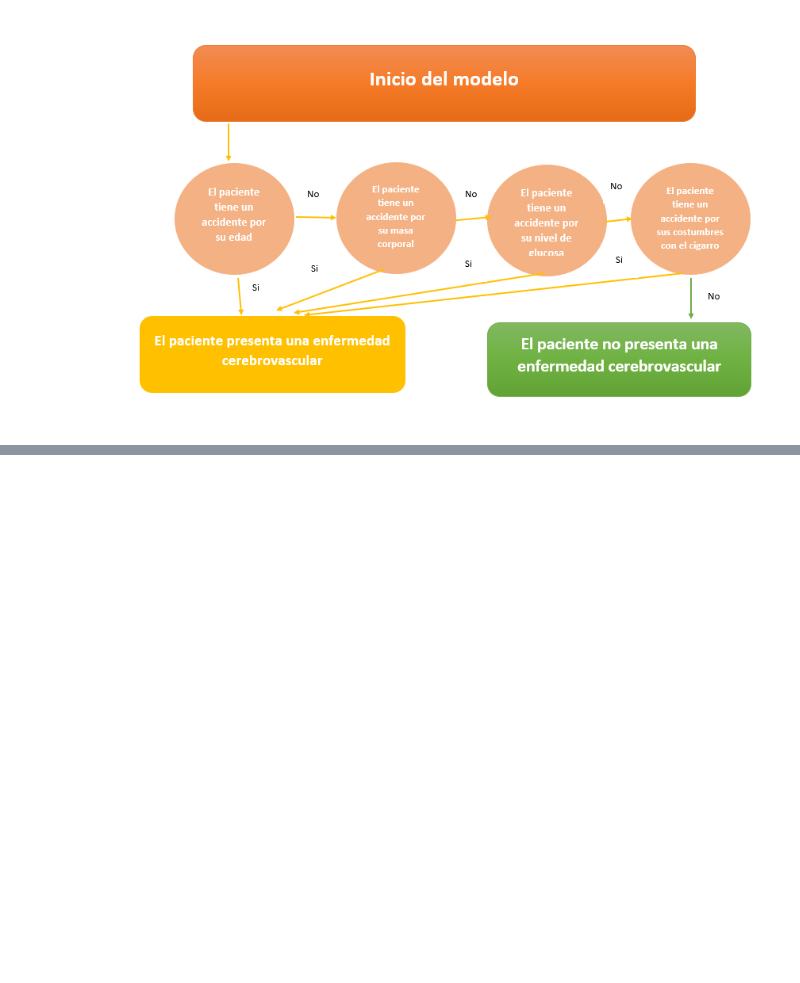
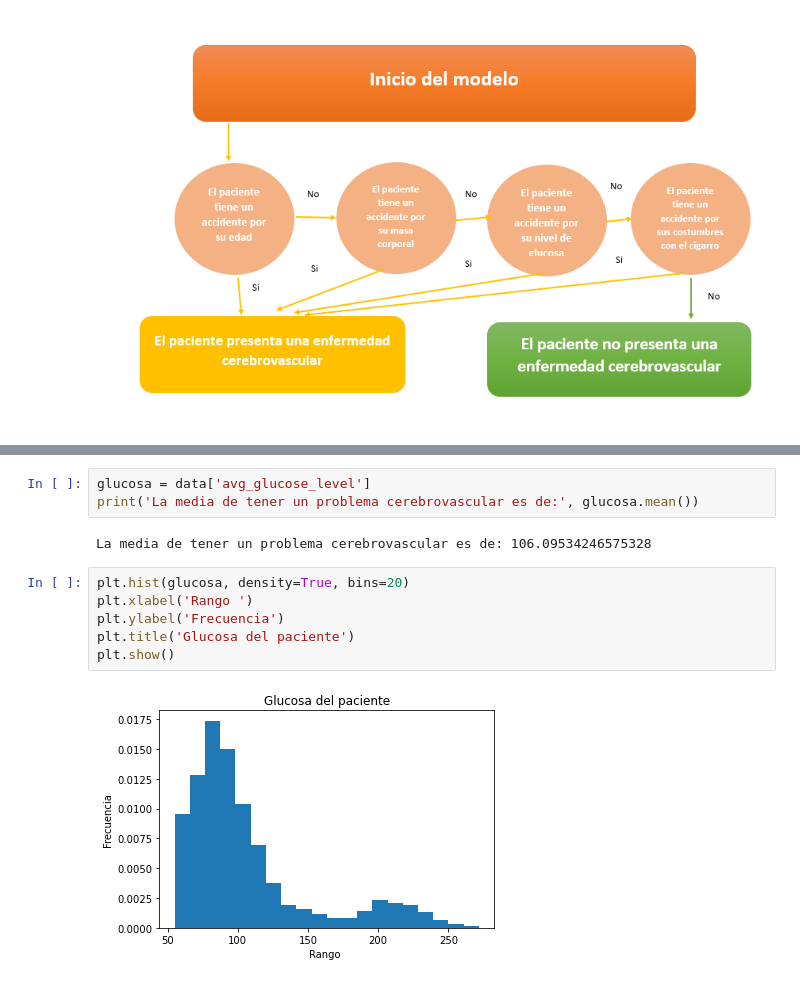
Before and after one commit to Tonydesanty/Proyecto-entrega-1, a Jupyter notebook: Entrega 1 proyecto.ipynb, the cells around one changed output, grey strips where cells are left out. Drawn from its saved outputs; the diff is of its cells as text; blank space fills up the shorter version.

```diff
--- a/Entrega 1 proyecto.ipynb
+++ b/Entrega 1 proyecto.ipynb
@@ -94,0 +325,13 @@ Las variables tienen el mismo peso al momento de presentar resultados.
+# %%
+glucosa = data['avg_glucose_level']
+print('La media de tener un problema cerebrovascular es de:', glucosa.mean())
+# %% [output]
+La media de tener un problema cerebrovascular es de: 106.09534246575328
+# %%
+plt.hist(glucosa, density=True, bins=20)
+plt.xlabel('Rango ')
+plt.ylabel('Frecuencia')
+plt.title('Glucosa del paciente')
+plt.show()
+# %% [output]
+[figure, added]
```
Also changed, not shown: parts of 27 cells of this notebook, 1 other file.
